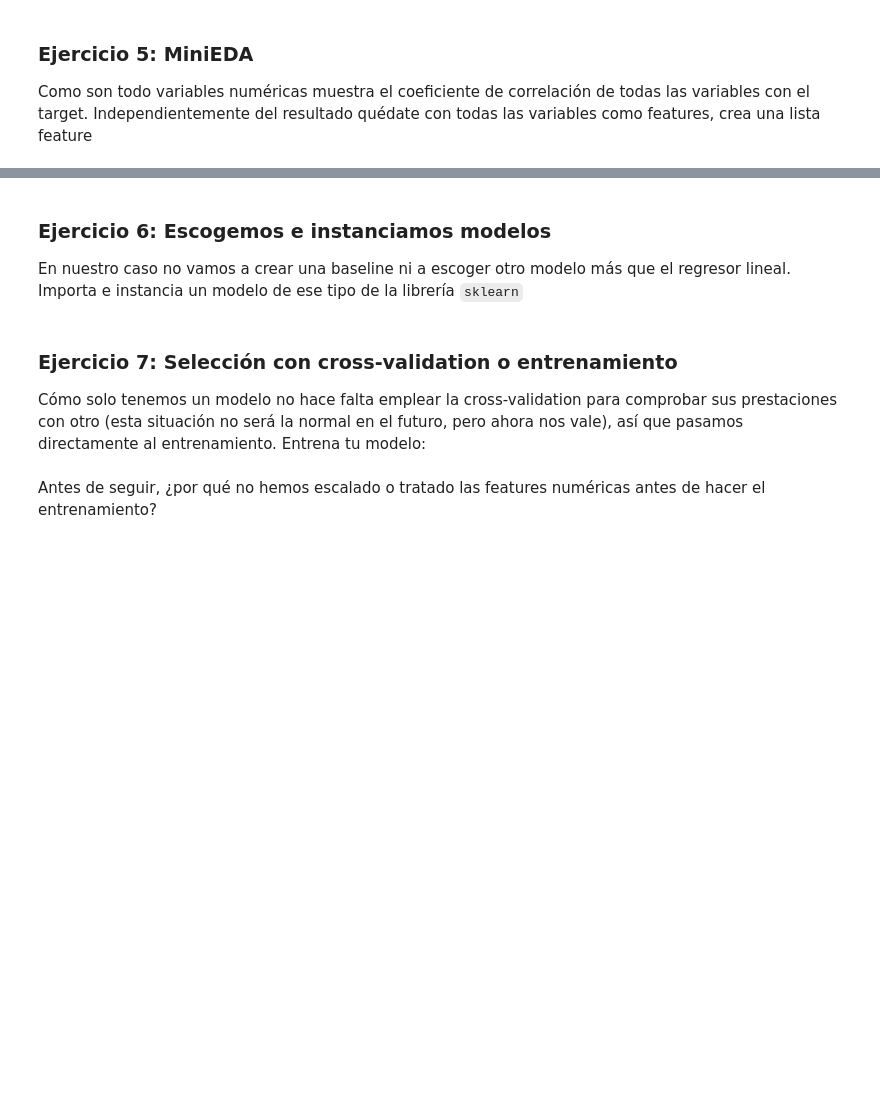
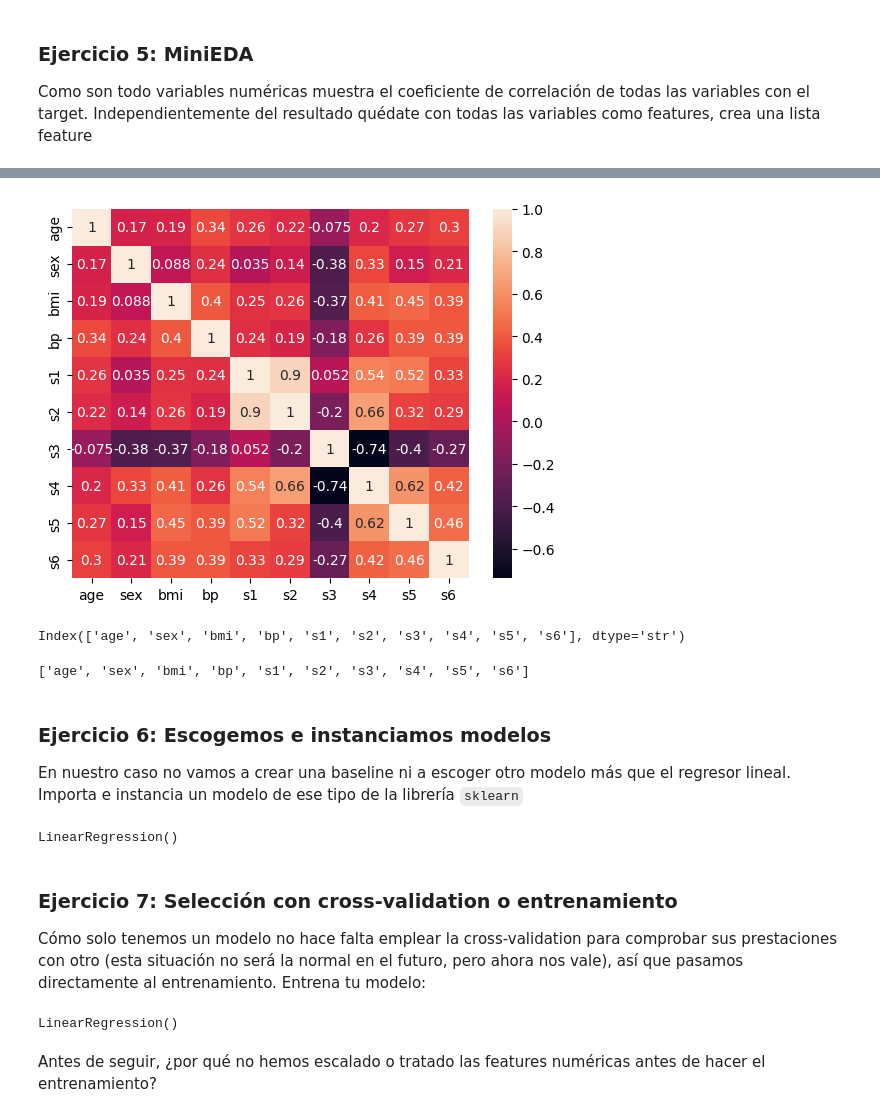
Before and after one commit to MHHsim/DS-Online-Marta-Harana, a Jupyter notebook: 04_Machine_Learning/Sprint_10/Unidad_01_ML_Supervisado_Regresion_Lineal_Regularizacion/02_Ejercicios_Workout/13_Ejercicios_Modelado_RL.ipynb, the cells around one changed output, grey strips where cells are left out. Drawn from its saved outputs; the diff is of its cells as text; code cells hidden in the pictures; blank space fills up the shorter version.

```diff
--- a/04_Machine_Learning/Sprint_10/Unidad_01_ML_Supervisado_Regresion_Lineal_Regularizacion/02_Ejercicios_Workout/13_Ejercicios_Modelado_RL.ipynb
+++ b/04_Machine_Learning/Sprint_10/Unidad_01_ML_Supervisado_Regresion_Lineal_Regularizacion/02_Ejercicios_Workout/13_Ejercicios_Modelado_RL.ipynb
@@ -37,3 +89,15 @@ Basándote en la descripción de los datos, responde a las siguientes preguntas:
 ### Ejercicio 3: ETL basica
 
 Crea una `dataframe` pandas que contenga todos los datos, llamalo `X`. Crea una variable `y` que contenga el target. Echa un vistazo y muestra la info general del mismo.
+# %%
+import pandas as pd
+from sklearn.datasets import load_diabetes
+
+# Cargar datos
+diabetes = load_diabetes()
+
+# Crear DataFrame con los atributos
+x = pd.DataFrame(diabetes.data, columns=diabetes.feature_names)
+
+# Crear variable target
+y = diabetes.target
@@ -48,10 +178,37 @@ Como son todo variables numéricas muestra el coeficiente de correlación de tod
+# %%
+sns.heatmap(x.corr(numeric_only = True),annot=True);
+plt.show();
+# %% [output]
+[figure, added]
+# %%
+x.columns
+# %% [output]
+Index(['age', 'sex', 'bmi', 'bp', 's1', 's2', 's3', 's4', 's5', 's6'], dtype='str')
+# %%
+features = list(x.columns)
+features
+# %% [output]
+['age', 'sex', 'bmi', 'bp', 's1', 's2', 's3', 's4', 's5', 's6']
 # %% [markdown]
 ### Ejercicio 6: Escogemos e instanciamos modelos
 
 En nuestro caso no vamos a crear una baseline ni a escoger otro modelo más que el regresor lineal. Importa e instancia un modelo de ese tipo de la librería `sklearn`
+# %%
+from sklearn.linear_model import LinearRegression
+
+lm = LinearRegression()
+lm
+# %% [output]
+LinearRegression()
 # %% [markdown]
 ### Ejercicio 7: Selección con cross-validation o entrenamiento
 
 Cómo solo tenemos un modelo no hace falta emplear la cross-validation para comprobar sus prestaciones con otro (esta situación no será la normal en el futuro, pero ahora nos vale), así que pasamos directamente al entrenamiento. Entrena tu modelo:
+# %%
+# Entrenamos con los datos de train (gradiente descendente del error cuadrático medio FIT)
+# lm.fit(x_train, y_train)
+lm.fit(diabetes_data_train, diabetes_target_train)
+# %% [output]
+LinearRegression()
 # %% [markdown]
 Antes de seguir, ¿por qué no hemos escalado o tratado las features numéricas antes de hacer el entrenamiento?
```
Also changed, not shown: parts of 24 cells of this notebook, 1 other file.
